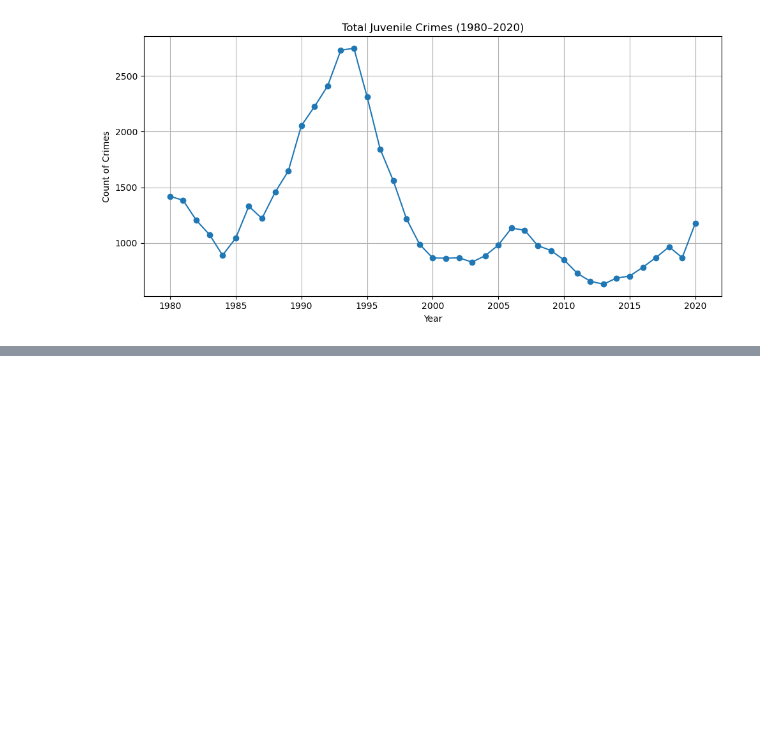
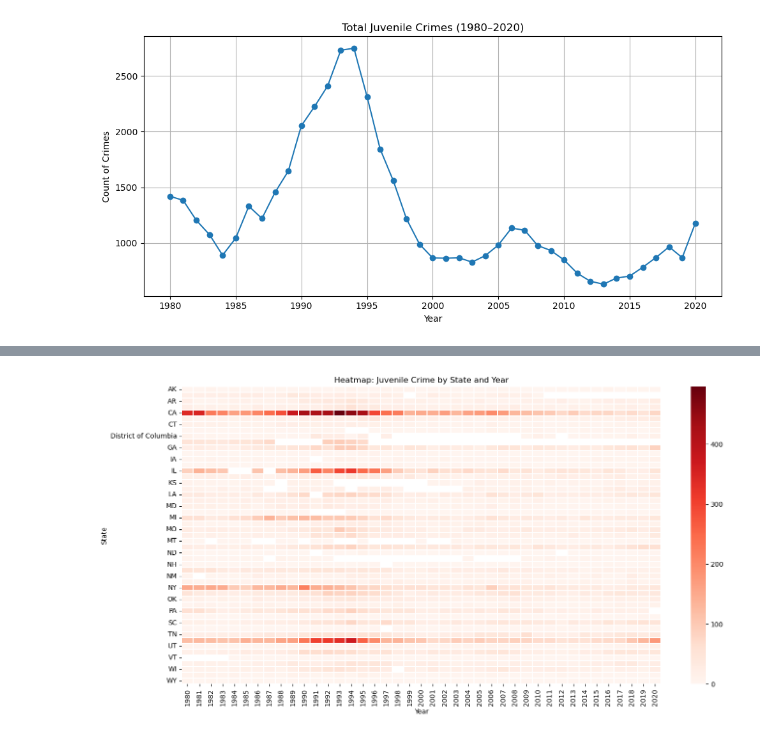
Before and after one commit to nsano1/CSE572FinalProject, a Jupyter notebook: exploratory_data_analysis.ipynb, the cells around one changed output, grey strips where cells are left out. Drawn from its saved outputs; the diff is of its cells as text; code cells hidden in the pictures; blank space fills up the shorter version.

```diff
--- a/exploratory_data_analysis.ipynb
+++ b/exploratory_data_analysis.ipynb
@@ -72,0 +65,9 @@ Name: Total, Length: 1972, dtype: int64
+# %%
+# Show intensity
+pivot = eda_data.pivot_table(index='State', columns='Year', values='Total', aggfunc='sum')
+plt.figure(figsize=(16, 8))
+sns.heatmap(pivot, cmap="Reds", linewidths=0.1)
+plt.title("Heatmap: Juvenile Crime by State and Year")
+plt.show()
+# %% [output]
+[figure, added]
```
Also changed, not shown: parts of 3 cells of this notebook.
